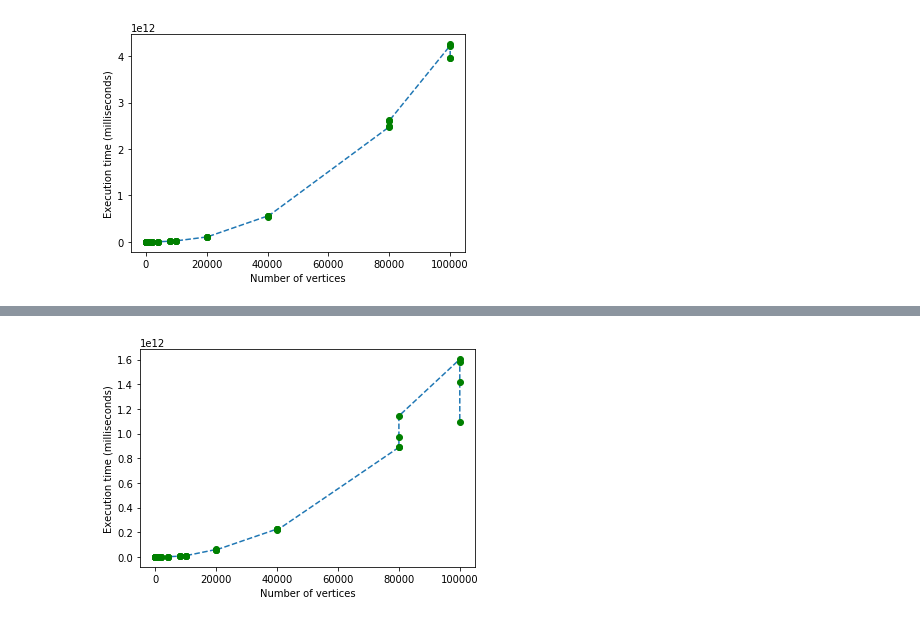
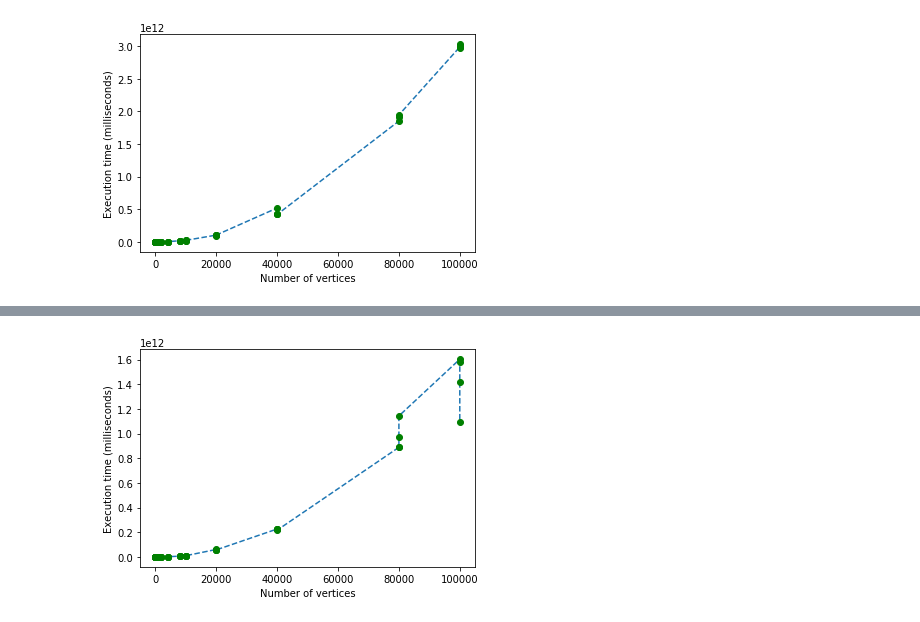
Before and after one commit to nurSaadat/algo2022, a Jupyter notebook: Algorithms_plots.ipynb, the cells around one changed output, grey strips where cells are left out. Drawn from its saved outputs; the diff is of its cells as text; code cells hidden in the pictures.

Commit message:
Final Ver
Final update, correct plots are drawn

```diff
--- a/Algorithms_plots.ipynb
+++ b/Algorithms_plots.ipynb
@@ -4,3 +4,22 @@ import os
 import glob
 import math
 os.chdir('Prim')
+# %%
+# Naive_Kruskal's algorithm
+
+list_mst_kn = [(10, 389900), (10, 707100), (10, 869400), (10, 710400), (20, 4415600), (20, 2617900), (20, 4988700), (20, 2605400), (40, 17556400), (40, 9705700), (40, 8899500), (40, 16983900), (80, 80207900), (80, 86174900), (80, 68498000), (80, 93556400), (100, 160848400), (100, 125719900), (100, 146410500), (100, 158002400), (200, 1371317000), (200, 1222143900), (200, 1266080600), (200, 1137027500), (400, 9892726900), (400, 8126470100), (400, 9435041500), (400, 10749349800), (800, 87455216100), (800, 83971985400), (800, 88539619900), (800, 80495933600), (1000, 154928314900), (1000, 173284610000), (1000, 168176827800), (1000, 167010259100), (2000, 1526225143000), (2000, 1406172042500), (2000, 1354044347900), (2000, 1483406294600), (4000, 11673397023300), (4000, 11879976526100), (4000, 11223371057900), (4000, 11661045994300), (8000, 92742803429500)]
+
+x_val = []
+y_val = []
+
+for (x,y) in list_mst_kn:
+    x_val.append(x)
+    y_val.append(y)
+
+
+import matplotlib.pyplot as plt
+plt.plot(x_val,y_val,'--')
+plt.plot(x_val,y_val,'og')
+plt.ylabel("Execution time (milliseconds)")
+plt.xlabel("Number of vertices")
+plt.show()
@@ -6,0 +80,19 @@ os.chdir('Prim')
+# %%
+import matplotlib.pyplot as plt
+
+x = []
+for i in range(0,45):
+    V = V_E_C[i][0]
+    E = V_E_C[i][1]
+    x.append((V,c * E * V))
+
+import matplotlib.pyplot as plt
+results = sorted(x,key=lambda x: x[0])
+x_val = [x[0] for x in results]
+y_val = [x[1] for x in results]
+plt.plot(list_sizes, run_times)
+plt.plot(x_val, y_val)
+plt.legend(["Measured time", f"{c} * E * V"])
+plt.ylabel('run time (ns)')
+plt.xlabel('size')
+plt.show()
@@ -7,21 +101,21 @@ os.chdir('Prim')
 # %%
-# Naive_Kruskal's algorithm
+# Efficient_Kruskal's algorithm
 
-list_mst_kn = [(10, 24000), (10, 33500), (10, 29400), (10, 27900), (20, 91200), (20, 5147100), (20, 152800), (20, 92200), (40, 571900), (40, 346500), (40, 346400), (40, 550600), (80, 1239300), (80, 1487600), (80, 1385500), (80, 1315100), (100, 2483500), (100, 1952000), (100, 1990500), (100, 1939200), (200, 8082000), (200, 7891200), (200, 7603400), (200, 7953400), (400, 34503800), (400, 33490400), (400, 32684800), (400, 34072400), (800, 136868000), (800, 135395600), (800, 130161100), (800, 133434400), (1000, 209607900), (1000, 213754400), (1000, 204260800), (1000, 218018100), (2000, 891738600), (2000, 898465300), (2000, 889159400), (2000, 910125800), (4000, 3527424100), (4000, 3595979500), (4000, 3625231700), (4000, 3661937500), (8000, 14946859200), (8000, 14723164800), (8000, 14599143700), (8000, 15127928900), (10000, 23383172800), (10000, 22737335600), (10000, 22808731300), (10000, 23072231600), (20000, 106005614600), (20000, 105631635500), (20000, 101904117700), (20000, 103504139900), (40000, 557280065300), (40000, 551891321500), (40000, 551483565100), (40000, 544082208200), (80000, 2478429175000), (80000, 2492984700900), (80000, 2620204579200), (80000, 2610450370400), (100000, 4227941673900), (100000, 4257019386700), (100000, 3967225259000), (100000, 3960368585300)]
+list_mst_ke = [(10, 123600), (10, 140300), (10, 118400), (10, 97600), (20, 262300), (20, 157200), (20, 411500), (20, 411800), (40, 863800), (40, 680500), (40, 769100), (40, 394400), (80, 1516300), (80, 2543000), (80, 2102600), (80, 2779300), (100, 2803200), (100, 2498100), (100, 4310800), (100, 1902700), (200, 6203000), (200, 8503900), (200, 9586400), (200, 6814700), (400, 28436700), (400, 26761000), (400, 24963200), (400, 23946900), (800, 97288500), (800, 97037200), (800, 98355000), (800, 91786400), (1000, 144693000), (1000, 131158500), (1000, 144233300), (1000, 228029800), (2000, 1216595600), (2000, 629124200), (2000, 698520400), (2000, 692321200), (4000, 3243682800), (4000, 4238929100), (4000, 3260892300), (4000, 3679921500), (8000, 17991630800), (8000, 19312071900), (8000, 14946513200), (8000, 15995286500), (10000, 20194239200), (10000, 23098062800), (10000, 19421755100), (10000, 24461997100), (20000, 104352594700), (20000, 100763717600), (20000, 93858074100), (20000, 105518140400), (40000, 519229715800), (40000, 428385295500), (40000, 427882586100), (40000, 420200641300), (80000, 1850763124400), (80000, 1910535786300), (80000, 1944684969000), (100000, 2984325137000), (100000, 3027087050900), (100000, 2963795837600), (100000, 3003450633700)]
 
 x_val = []
 y_val = []
 
-for (x,y) in list_mst_kn:
+for (x,y) in list_mst_ke:
     x_val.append(x)
     y_val.append(y)
 
 
 import matplotlib.pyplot as plt
 plt.plot(x_val,y_val,'--')
 plt.plot(x_val,y_val,'og')
 plt.ylabel("Execution time (milliseconds)")
 plt.xlabel("Number of vertices")
 plt.show()
 # %% [output]
-[figure, old version]
+[figure, new version]
```
Also changed, not shown: parts of 8 cells of this notebook.
